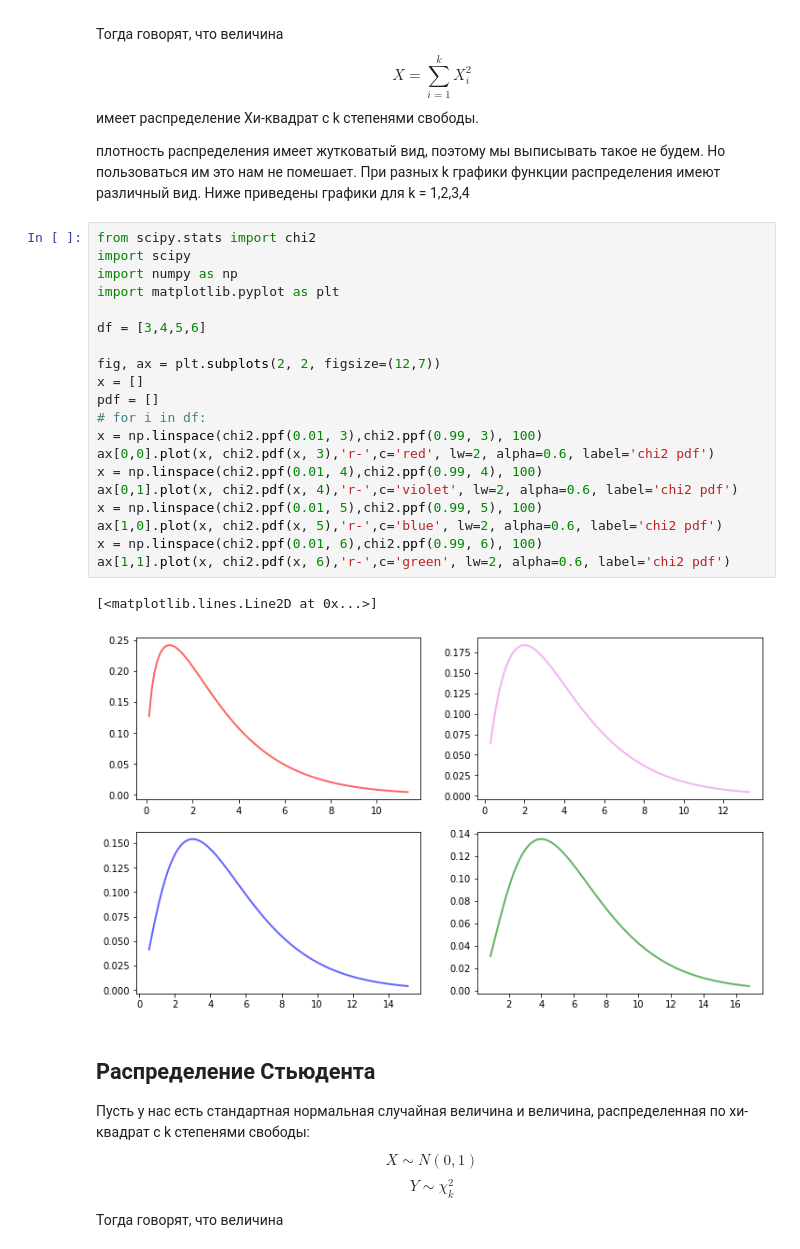
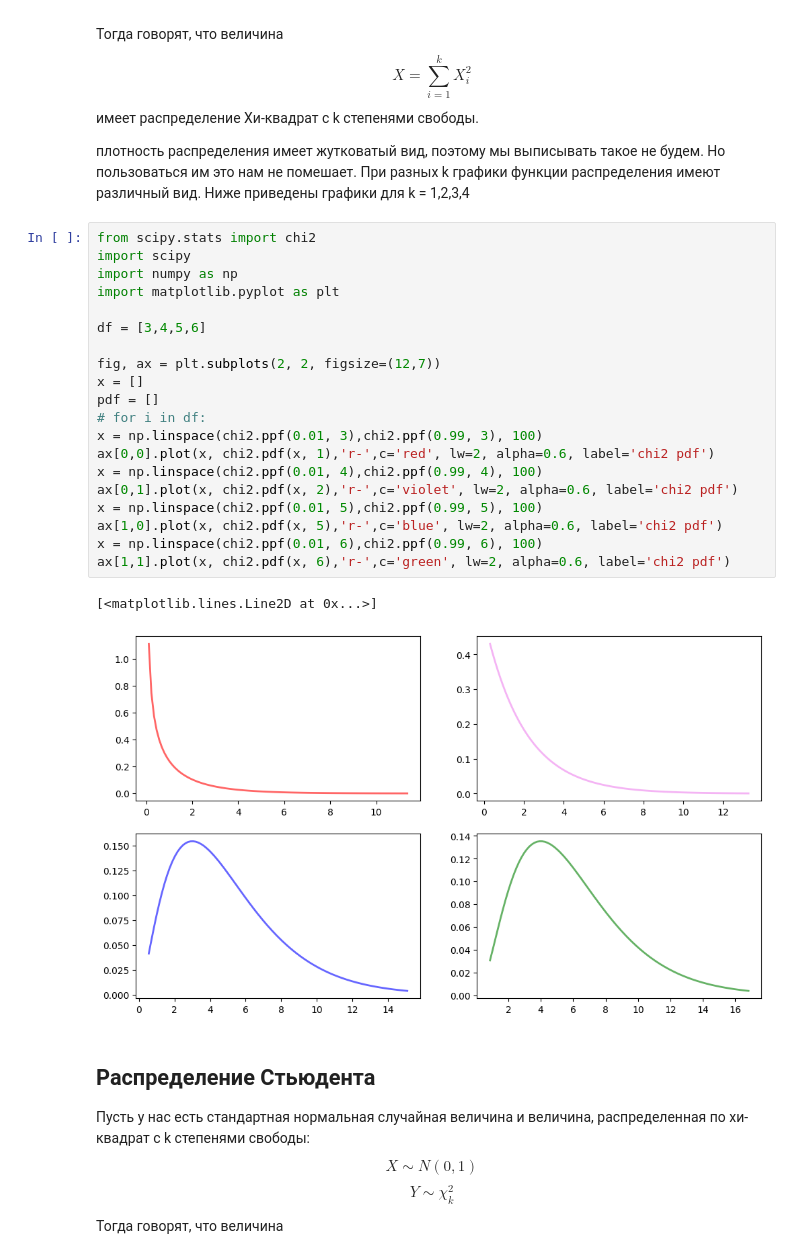
Before and after one commit to pileyan/HSE_Statistics_1, a Jupyter notebook: lect3/Confidence intervals.ipynb, the cells around one changed output. Drawn from its saved outputs; the diff is of its cells as text.

```diff
--- a/lect3/Confidence intervals.ipynb
+++ b/lect3/Confidence intervals.ipynb
@@ -107,26 +126,26 @@ $$X_1...X_n \sim N(0,1)$$
 # %%
 from scipy.stats import chi2
 import scipy
 import numpy as np
 import matplotlib.pyplot as plt
 
 df = [3,4,5,6]
 
 fig, ax = plt.subplots(2, 2, figsize=(12,7))
 x = []
 pdf = []
 # for i in df:
 x = np.linspace(chi2.ppf(0.01, 3),chi2.ppf(0.99, 3), 100)
-ax[0,0].plot(x, chi2.pdf(x, 3),'r-',c='red', lw=2, alpha=0.6, label='chi2 pdf')
+ax[0,0].plot(x, chi2.pdf(x, 1),'r-',c='red', lw=2, alpha=0.6, label='chi2 pdf')
 x = np.linspace(chi2.ppf(0.01, 4),chi2.ppf(0.99, 4), 100)
-ax[0,1].plot(x, chi2.pdf(x, 4),'r-',c='violet', lw=2, alpha=0.6, label='chi2 pdf')
+ax[0,1].plot(x, chi2.pdf(x, 2),'r-',c='violet', lw=2, alpha=0.6, label='chi2 pdf')
 x = np.linspace(chi2.ppf(0.01, 5),chi2.ppf(0.99, 5), 100)
 ax[1,0].plot(x, chi2.pdf(x, 5),'r-',c='blue', lw=2, alpha=0.6, label='chi2 pdf')
 x = np.linspace(chi2.ppf(0.01, 6),chi2.ppf(0.99, 6), 100)
 ax[1,1].plot(x, chi2.pdf(x, 6),'r-',c='green', lw=2, alpha=0.6, label='chi2 pdf')
 # %% [output]
 [<matplotlib.lines.Line2D at 0x...>]
-[figure, old version]
+[figure, new version]
 # %% [markdown]
 ## Распределение Стьюдента
 
```
Also changed, not shown: parts of 28 cells of this notebook, 14 other files.
